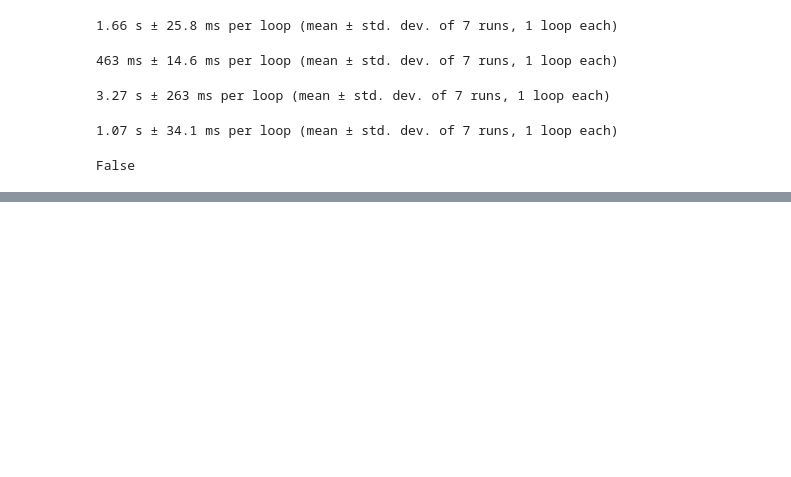
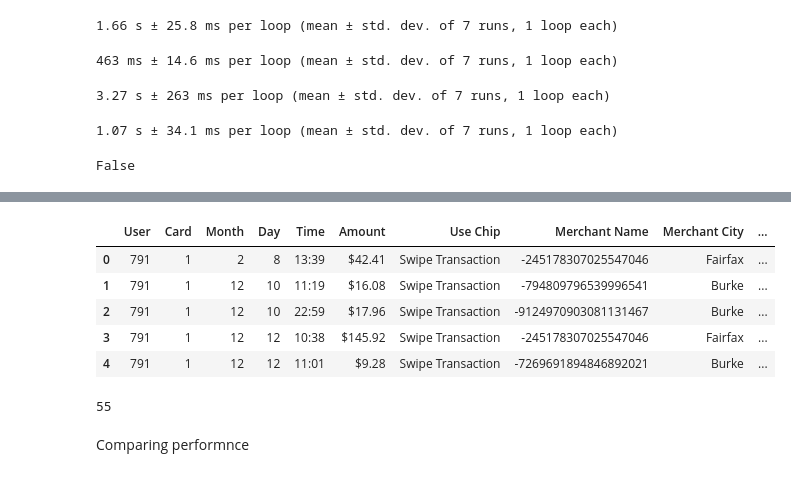
Before and after one commit to pbdanny/PythonProject, a Jupyter notebook: Dask/notebook/dask_etl.ipynb, the cells around one changed output, grey strips where cells are left out. Drawn from its saved outputs; the diff is of its cells as text; code cells hidden in the pictures; blank space fills up the shorter version.

```diff
--- a/Dask/notebook/create_parquet.ipynb
+++ b/Dask/notebook/dask_etl.ipynb
@@ -889,0 +1012,17 @@ False
+# %%
+# def map_datetime(data):
+#     data['dt'] = dd.to_datetime(data["dt_concat"])
+#     return data
+
+np_ddf["dt"] = dd.to_datetime(np_ddf["dt_concat"])
+
+# np_ddf = np_ddf.map_partitions(map_datetime)
+# %%
+np_ddf.head()
+# %% [output]
+|  | User | Card | Month | Day | Time | Amount | Use Chip | Merchant Name | Merchant City | ... |
+| 0 | 791 | 1 | 2 | 8 | 13:39 | $42.41 | Swipe Transaction | -245178307025547046 | Fairfax | ... |
+| 1 | 791 | 1 | 12 | 10 | 11:19 | $16.08 | Swipe Transaction | -794809796539996541 | Burke | ... |
+| 2 | 791 | 1 | 12 | 10 | 22:59 | $17.96 | Swipe Transaction | -9124970903081131467 | Burke | ... |
+| 3 | 791 | 1 | 12 | 12 | 10:38 | $145.92 | Swipe Transaction | -245178307025547046 | Fairfax | ... |
+| 4 | 791 | 1 | 12 | 12 | 11:01 | $9.28 | Swipe Transaction | -7269691894846892021 | Burke | ... |
@@ -889,0 +1031,4 @@ False
+# %%
+out_np_ddf.npartitions
+# %% [output]
+55
@@ -889,0 +1039,2 @@ False
+# %% [markdown]
+Comparing performnce
```
Also changed, not shown: parts of 24 cells of this notebook, 1 other file.
